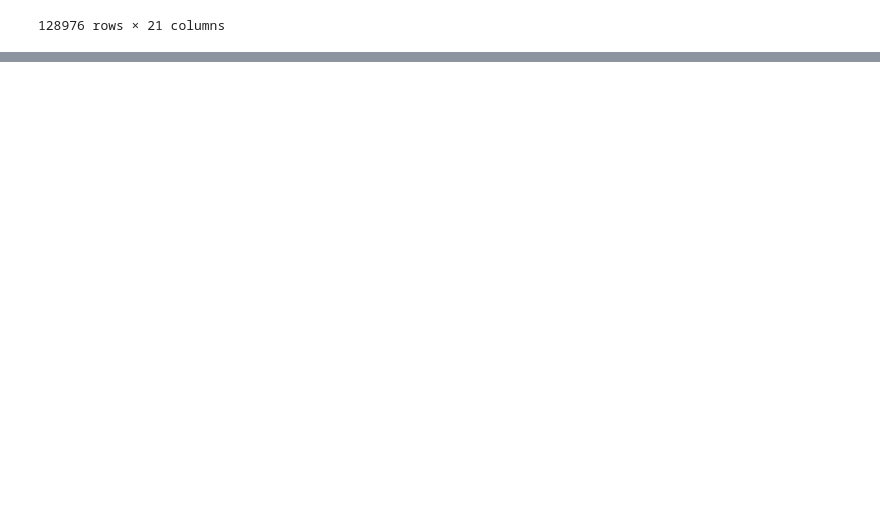
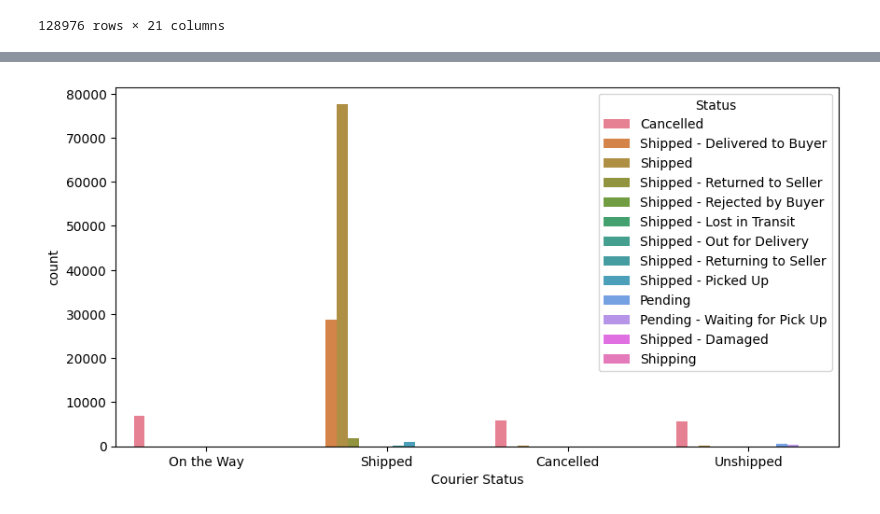
Before and after one commit to Arzan101/Python_Amazon_Sales_Analysis-main, a Jupyter notebook: Amazon Sale Report.ipynb, the cells around one changed output, grey strips where cells are left out. Saved outputs shown, nothing was run; the diff lists cells and outputs as text; code cells hidden in the pictures; blank space fills up the shorter version.

```diff
--- a/Amazon Sale Report.ipynb
+++ b/Amazon Sale Report.ipynb
@@ -136,0 +170,6 @@ df1.rename(columns={'Qty':'Quantity'})
+# %%
+plt.figure(figsize=(10,5))
+ax=sns.countplot(data=df1, x='Courier Status', hue='Status')
+plt.show()
+# %% [output]
+[figure, added]
```
Also changed, not shown: parts of 8 cells of this notebook.
